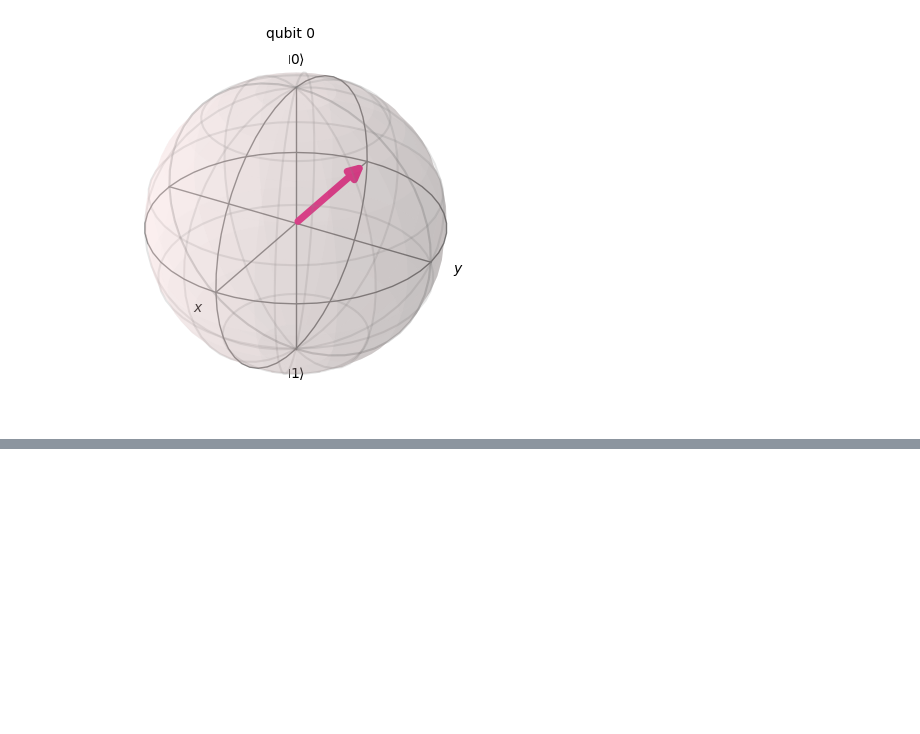
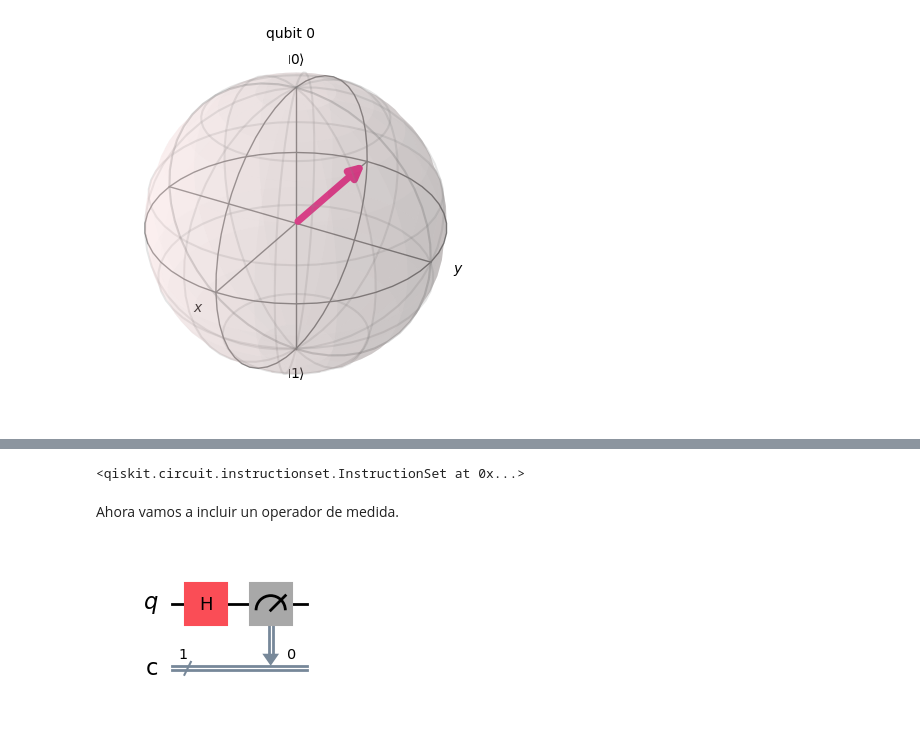
Before and after one commit to luisedseijas/Quantum_computing, a Jupyter notebook: Class_01/01_01.ipynb, the cells around one changed output, grey strips where cells are left out. Cells and saved outputs as stored; diff of their text form; code cells hidden in the pictures; blank space fills up the shorter version.

```diff
--- a/Class_01/01_01.ipynb
+++ b/Class_01/01_01.ipynb
@@ -92,0 +109,20 @@ La diferencia es donde cae el vector en el eje $X$, dado que en este caso cae en
+# %%
+# Reiniciemos el circuito
+# Tenemos un circuito de 1 qubit y 1 bit clásico
+qc = QuantumCircuit(1,1)
+# aplicamos una compuerta H
+qc.h(0)
+# %% [output]
+<qiskit.circuit.instructionset.InstructionSet at 0x...>
+# %% [markdown]
+Ahora vamos a incluir un operador de medida.
+# %%
+# registro cuántico a registro clásico
+qreg_q = QuantumRegister(1, 'q')
+creg_q = ClassicalRegister(1, 'c')
+qc = QuantumCircuit(qreg_q, creg_q)
+qc.h(0)
+qc.measure(qreg_q[0], creg_q[0])
+qc.draw(output='mpl')
+# %% [output]
+[figure, added]
```
Also changed, not shown: parts of 28 cells of this notebook.
